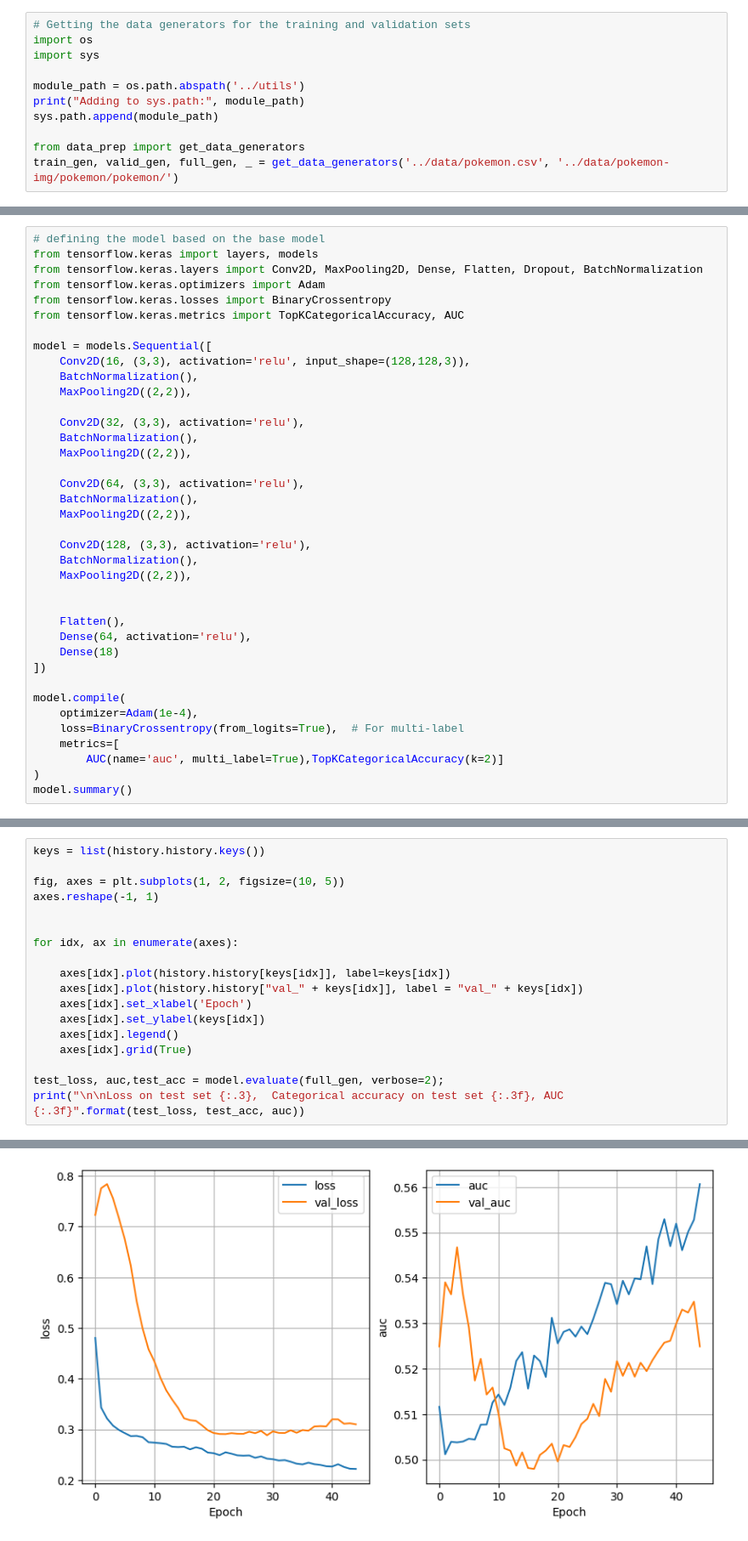
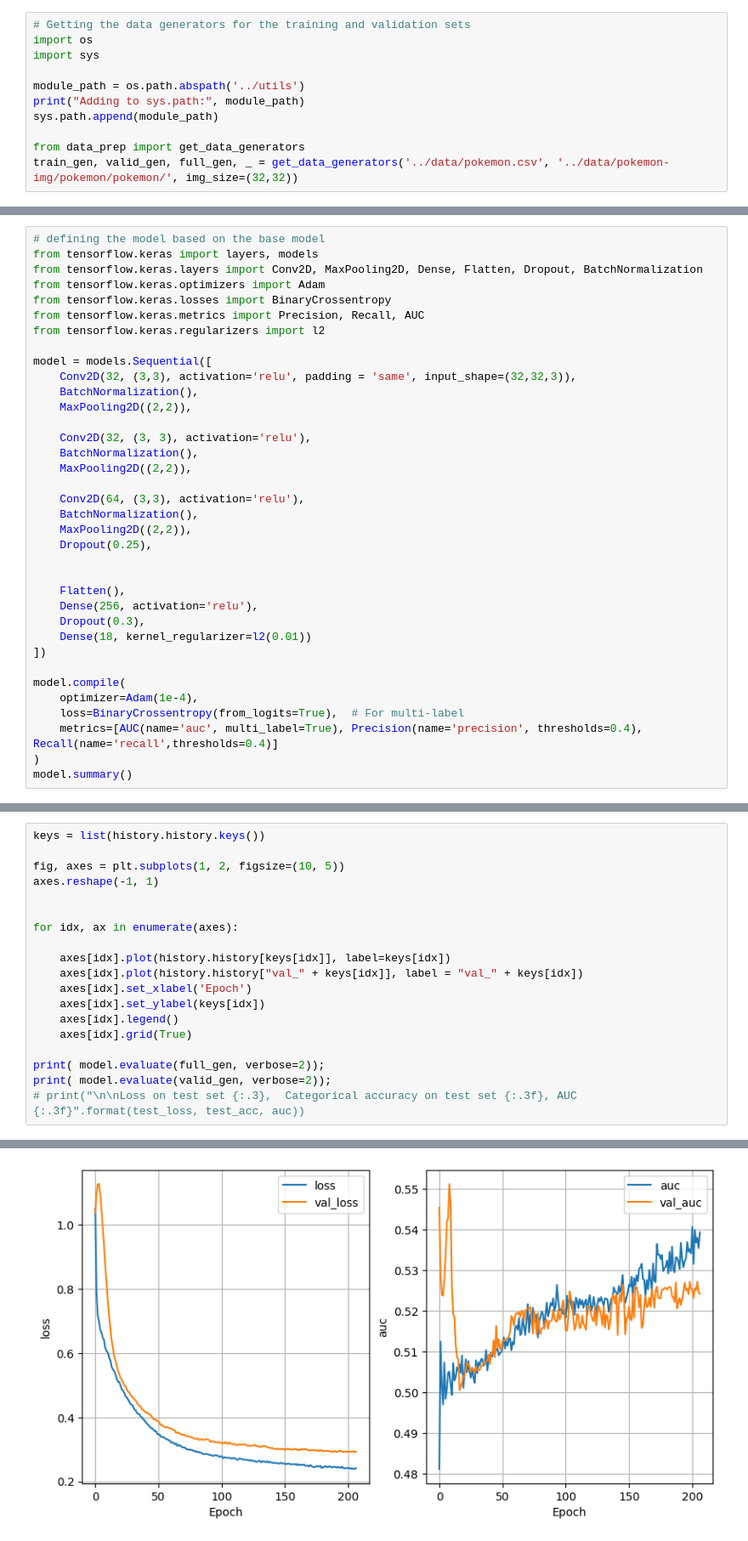
Before and after one commit to BryanYeeee/PokeTyperCNN, a Jupyter notebook: notebooks/train_model_v2.ipynb, the cells around one changed output, grey strips where cells are left out. Shown at 85% size. Drawn from its saved outputs; the diff is of its cells as text.

Commit message:
basic cnn models

```diff
--- a/notebooks/train_model_v2.ipynb
+++ b/notebooks/train_model_v2.ipynb
@@ -8,6 +8,6 @@ print("Adding to sys.path:", module_path)
 sys.path.append(module_path)
 
 from data_prep import get_data_generators
-train_gen, valid_gen, full_gen, _ = get_data_generators('../data/pokemon.csv', '../data/pokemon-img/pokemon/pokemon/')
+train_gen, valid_gen, full_gen, _ = get_data_generators('../data/pokemon.csv', '../data/pokemon-img/pokemon/pokemon/', img_size=(32,32))
 # %% [output]
 Adding to sys.path: c:\Users\halod\Documents\Projects\poke_classy\utils
@@ -33,36 +31,34 @@ from tensorflow.keras import layers, models
 from tensorflow.keras.layers import Conv2D, MaxPooling2D, Dense, Flatten, Dropout, BatchNormalization
 from tensorflow.keras.optimizers import Adam
 from tensorflow.keras.losses import BinaryCrossentropy
-from tensorflow.keras.metrics import TopKCategoricalAccuracy, AUC
+from tensorflow.keras.metrics import Precision, Recall, AUC
+from tensorflow.keras.regularizers import l2
 
 model = models.Sequential([
-    Conv2D(16, (3,3), activation='relu', input_shape=(128,128,3)),
+    Conv2D(32, (3,3), activation='relu', padding = 'same', input_shape=(32,32,3)),
     BatchNormalization(),
     MaxPooling2D((2,2)),
 
-    Conv2D(32, (3,3), activation='relu'),
+    Conv2D(32, (3, 3), activation='relu'),
     BatchNormalization(),
     MaxPooling2D((2,2)),
 
     Conv2D(64, (3,3), activation='relu'),
     BatchNormalization(),
     MaxPooling2D((2,2)),
-
-    Conv2D(128, (3,3), activation='relu'),
-    BatchNormalization(),
-    MaxPooling2D((2,2)),
+    Dropout(0.25),
 
 
     Flatten(),
-    Dense(64, activation='relu'),
-    Dense(18)
+    Dense(256, activation='relu'),
+    Dropout(0.3),
+    Dense(18, kernel_regularizer=l2(0.01))
 ])
 
 model.compile(
     optimizer=Adam(1e-4),
     loss=BinaryCrossentropy(from_logits=True),  # For multi-label
-    metrics=[
-        AUC(name='auc', multi_label=True),TopKCategoricalAccuracy(k=2)]
+    metrics=[AUC(name='auc', multi_label=True), Precision(name='precision', thresholds=0.4), Recall(name='recall',thresholds=0.4)]
 )
 model.summary()
 # %% [output]
@@ -129,6 +125,7 @@ for idx, ax in enumerate(axes):
     axes[idx].legend()
     axes[idx].grid(True)
 
-test_loss, auc,test_acc = model.evaluate(full_gen, verbose=2);
-print("\n\nLoss on test set {:.3},  Categorical accuracy on test set {:.3f}, AUC {:.3f}".format(test_loss, test_acc, auc))
+print( model.evaluate(full_gen, verbose=2));
+print( model.evaluate(valid_gen, verbose=2));
+# print("\n\nLoss on test set {:.3},  Categorical accuracy on test set {:.3f}, AUC {:.3f}".format(test_loss, test_acc, auc))
 # %% [output]
@@ -139,3 +136,3 @@ Loss on test set 0.245,  Categorical accuracy on test set 0.420, AUC 0.565
-[figure, old version]
+[figure, new version]
 # %%
 
```
Also changed, not shown: parts of 6 cells of this notebook, 12 other files.
